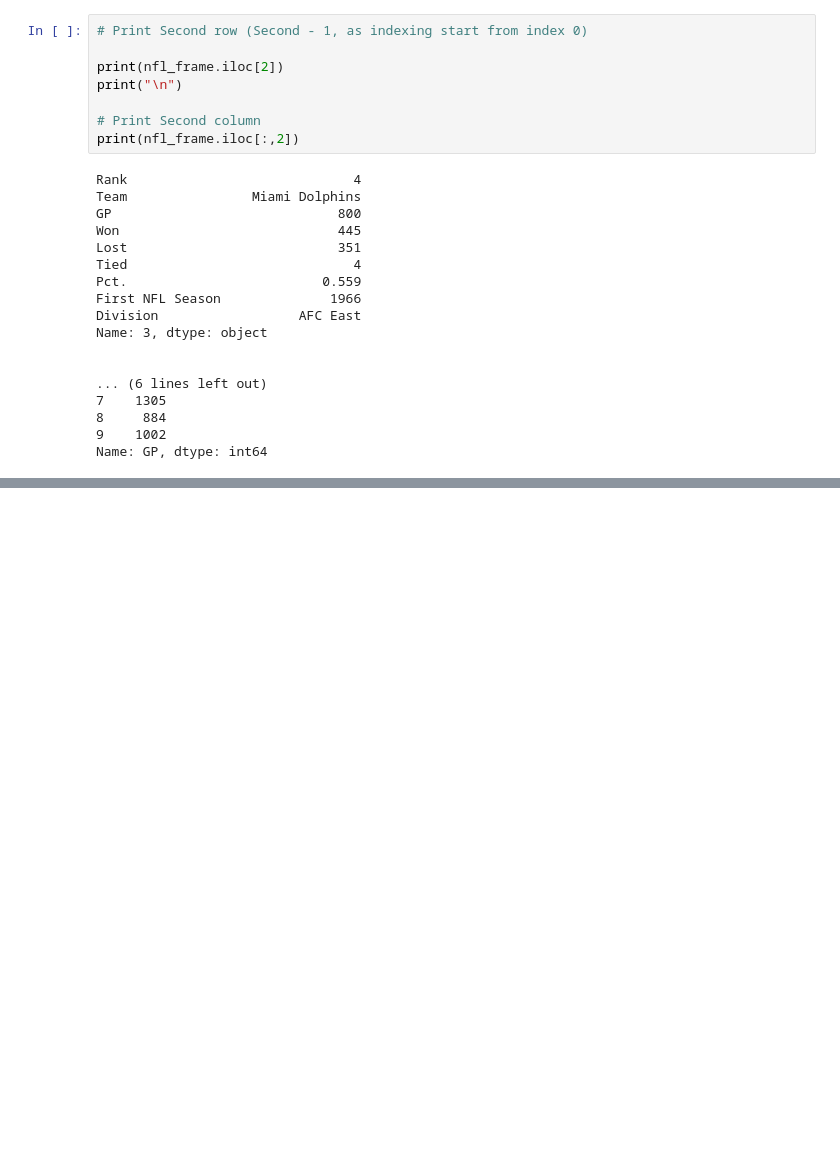
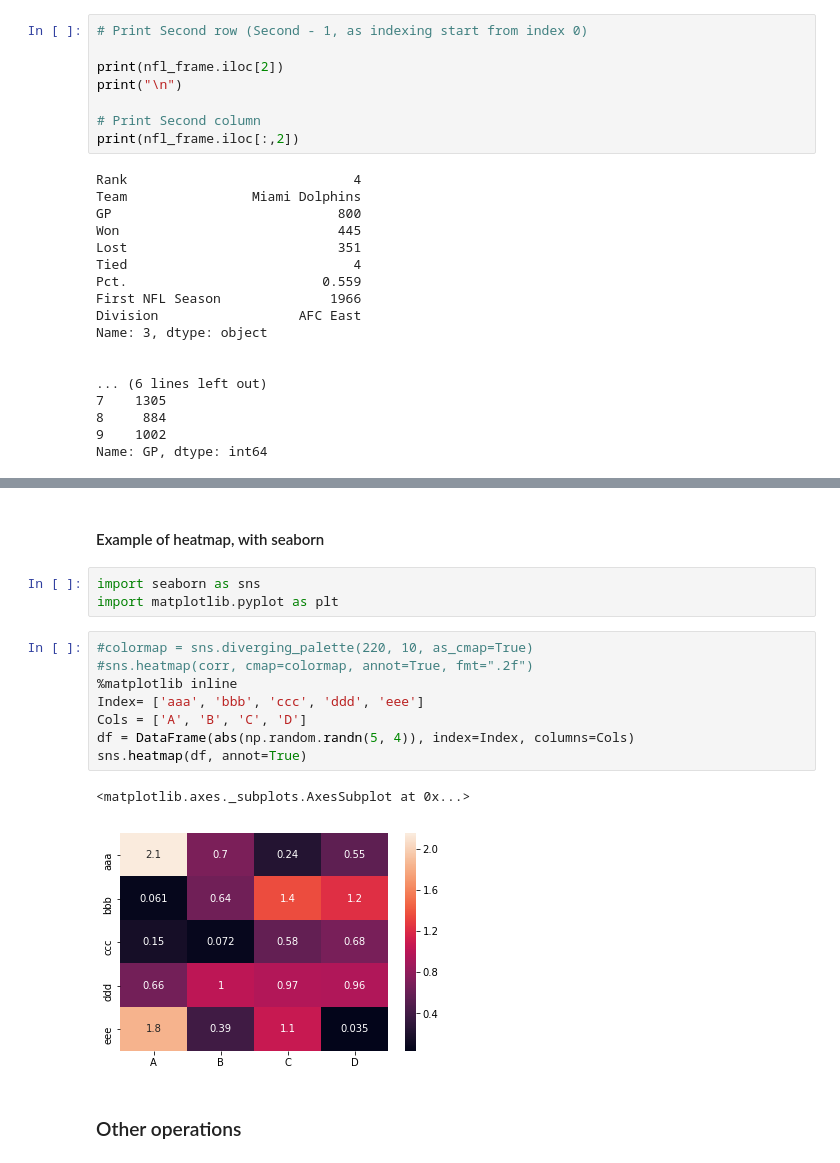
Before and after one commit to shajikk/MachineLearning, a Jupyter notebook: Python/Pandas_example.ipynb, the cells around one changed output, grey strips where cells are left out. Saved outputs shown, nothing was run; the diff lists cells and outputs as text; blank space fills up the shorter version.

```diff
--- a/Python/Pandas_example.ipynb
+++ b/Python/Pandas_example.ipynb
@@ -282,0 +921,18 @@ Name: GP, dtype: int64
+# %% [markdown]
+#### Example of heatmap, with seaborn
+# %%
+import seaborn as sns
+import matplotlib.pyplot as plt
+# %%
+#colormap = sns.diverging_palette(220, 10, as_cmap=True)
+#sns.heatmap(corr, cmap=colormap, annot=True, fmt=".2f")
+%matplotlib inline
+Index= ['aaa', 'bbb', 'ccc', 'ddd', 'eee']
+Cols = ['A', 'B', 'C', 'D']
+df = DataFrame(abs(np.random.randn(5, 4)), index=Index, columns=Cols)
+sns.heatmap(df, annot=True)
+# %% [output]
+<matplotlib.axes._subplots.AxesSubplot at 0x...>
+[figure, added]
+# %% [markdown]
+### Other operations
```
Also changed, not shown: parts of 59 cells of this notebook, 2 other files.
